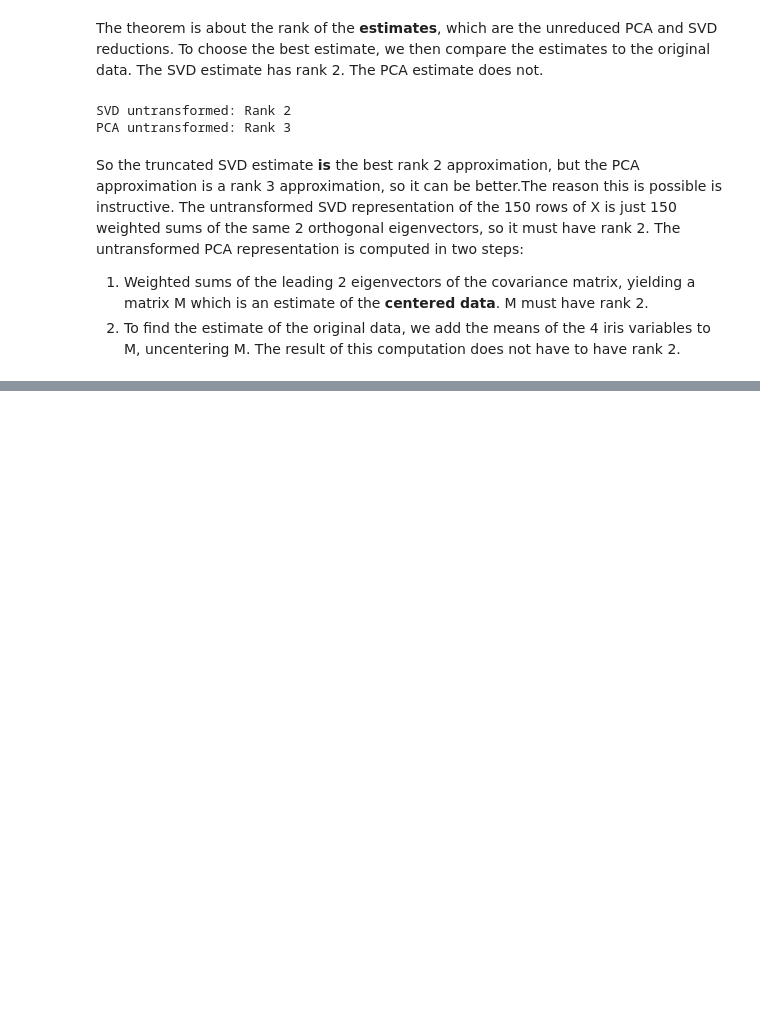
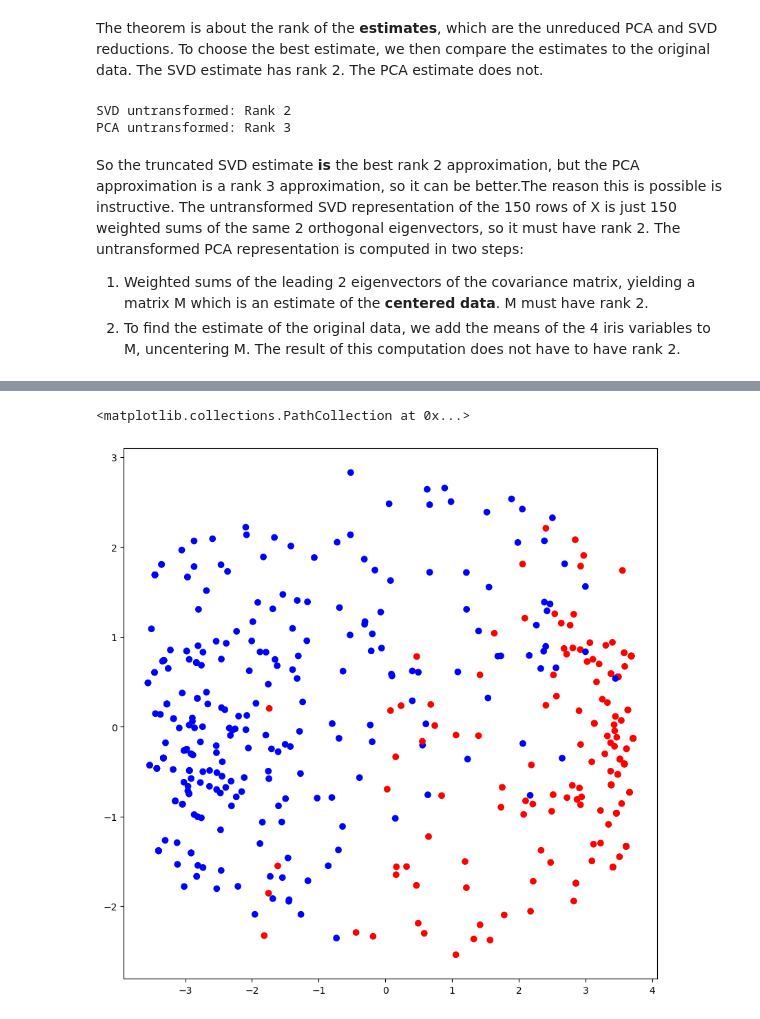
Before and after one commit to gawron/python-for-social-science, a Jupyter notebook: text_classification/Dimensionality Reduction.ipynb, the cells around one changed output, grey strips where cells are left out. Saved outputs shown, nothing was run; the diff lists cells and outputs as text; code cells hidden in the pictures; blank space fills up the shorter version.

Commit message:
New House of Reps example.

```diff
--- a/text_classification/Dimensionality Reduction.ipynb
+++ b/text_classification/Dimensionality Reduction.ipynb
@@ -1522,0 +1787,15 @@ is computed in two steps:
+# %%
+import pandas as pd
+url = "https://raw.githubusercontent.com/gawron/python-for-social-science/"\
+"refs/heads/master/text_classification/data/congress/house-votes-84.data"
+
+def convert_votes (v):
+    dd = {"y":1,"n":-1,"?":0}
+    return dd[v]
+
+converters = {idx:convert_votes for idx in range(1,17)}
+
+df0 = pd.read_csv(url,sep=",",header=None,converters = converters)
+# %%
+df = df0[list(df0.columns[1:])+list(df0.columns[0:1])]
+df.columns = list(df0.columns[1:])+["party"]
@@ -1522,0 +1834,16 @@ is computed in two steps:
+# %%
+X = df[list(df.columns[:-1])]
+y = df['party']
+reducer_84 = dec.PCA(n_components=2)
+reducer_svd_84 = dec.TruncatedSVD(n_components=2)
+X_reduced_84 = reducer.fit_transform(X)
+X_reduced_svd_84 = reducer_svd.fit_transform(X)
+# %%
+cm = dict(republican="r",democrat="b")
+colors = [cm[p] for p in df["party"]]
+from matplotlib import pyplot as plt
+(fig, ax) = plt.subplots(1,1,figsize=(10,10))
+ax.scatter(X_reduced_84[:,0],X_reduced_84[:,1],c=colors)
+# %% [output]
+<matplotlib.collections.PathCollection at 0x...>
+[figure, added]
```
Also changed, not shown: parts of 54 cells of this notebook.
